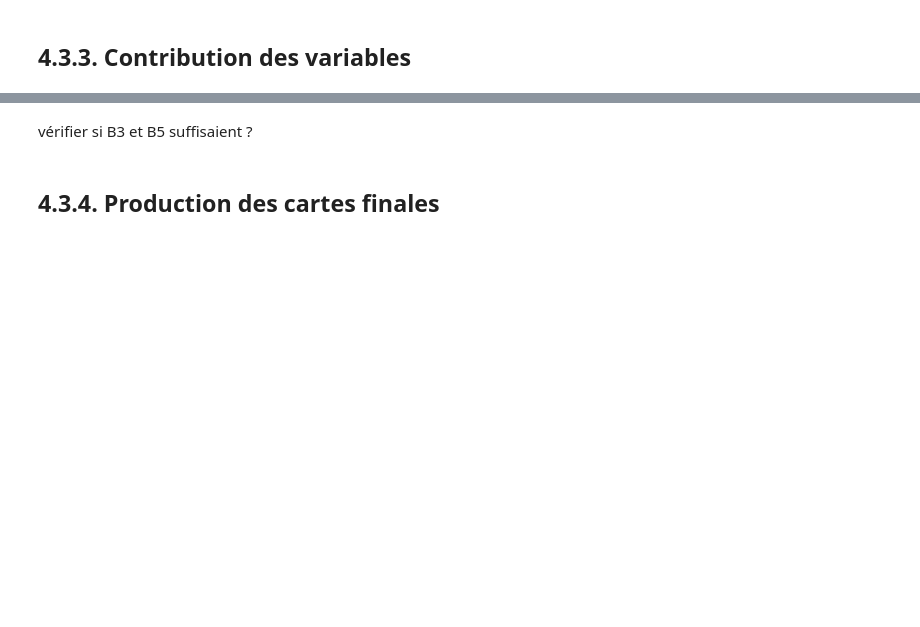
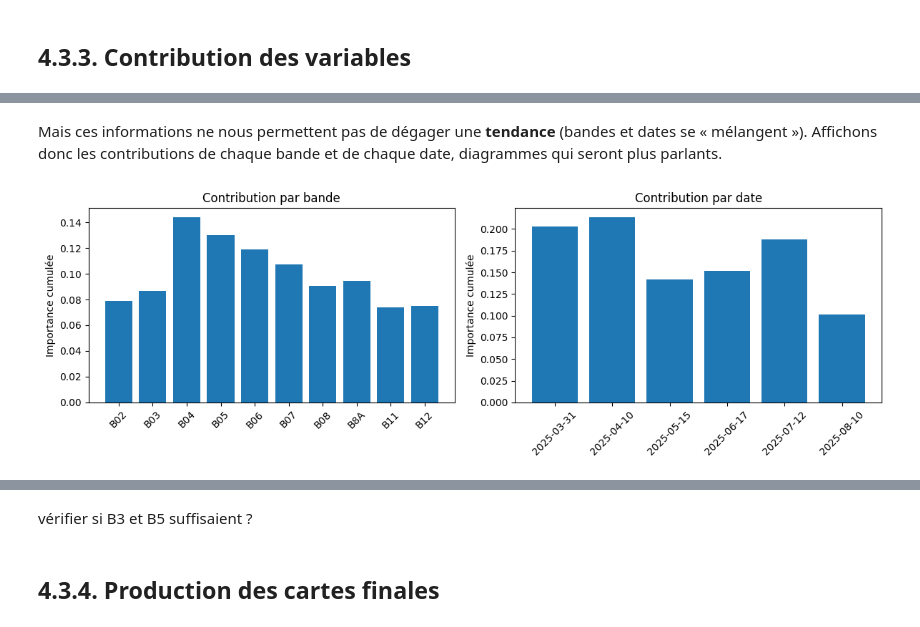
Before and after one commit to VT-94/projet_telea_THORIN_VINCENT, a Jupyter notebook: projet_telea_THORIN_VINCENT.ipynb, the cells around one changed output, grey strips where cells are left out. Saved outputs shown, nothing was run; the diff lists cells and outputs as text; code cells hidden in the pictures; blank space fills up the shorter version.

```diff
--- a/projet_telea_THORIN_VINCENT.ipynb
+++ b/projet_telea_THORIN_VINCENT.ipynb
@@ -666,0 +695,25 @@ X_train, X_test, y_train, y_test = train_test_split(X, y,
+# %% [markdown]
+Mais ces informations ne nous permettent pas de dégager une **tendance** (bandes et dates se « mélangent »). Affichons donc les contributions de chaque bande et de chaque date, diagrammes qui seront plus parlants.
+# %%
+fig, axes = plt.subplots(1, 2, figsize=(12, 4))
+
+plot_contrib(
+    importances=importances,
+    bands=bands,
+    dates=dates,
+    mode="bands",
+    ax=axes[0]
+)
+
+plot_contrib(
+    importances=importances,
+    bands=bands,
+    dates=dates,
+    mode="dates",
+    ax=axes[1]
+)
+
+plt.tight_layout()
+plt.show()
+# %% [output]
+[figure, added]
```
Also changed, not shown: parts of 22 cells of this notebook, 1 other file.
